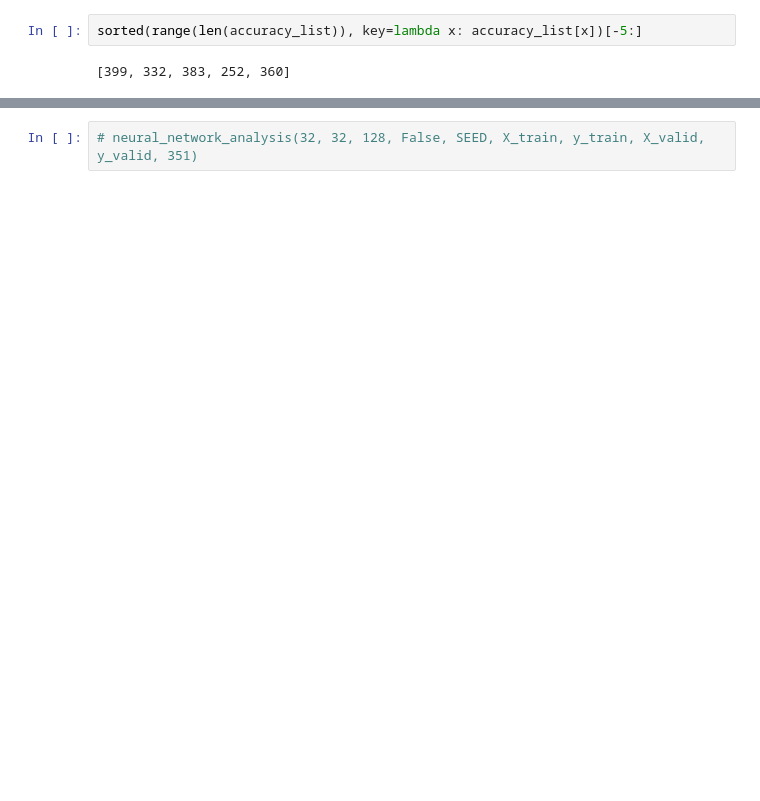
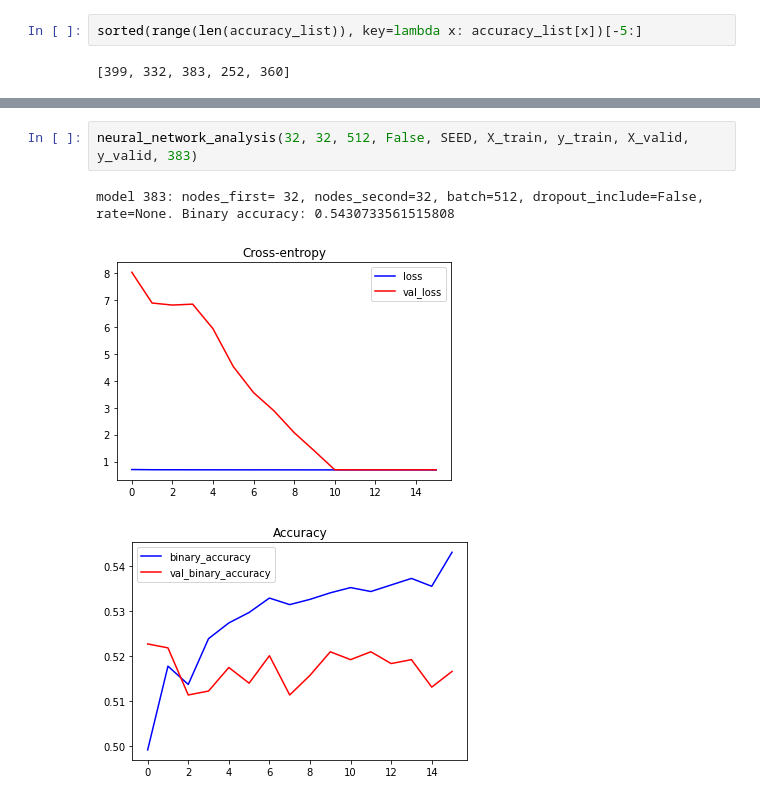
Before and after one commit to viktor-taraba/Term-Project-2021, a Jupyter notebook: TP21 3.2 Nikkei.ipynb, the cells around one changed output, grey strips where cells are left out. Drawn from its saved outputs; the diff is of its cells as text; blank space fills up the shorter version.

```diff
--- a/TP21 3.2 Nikkei.ipynb
+++ b/TP21 3.2 Nikkei.ipynb
@@ -257,2 +271,6 @@ def neural_network_analysis(nodes_first, nodes_second, batch, dropout_include, S
 # %%
-# neural_network_analysis(32, 32, 128, False, SEED, X_train, y_train, X_valid, y_valid, 351)
+neural_network_analysis(32, 32, 512, False, SEED, X_train, y_train, X_valid, y_valid, 383)
+# %% [output]
+model 383: nodes_first= 32, nodes_second=32, batch=512, dropout_include=False, rate=None. Binary accuracy: 0.5430733561515808
+[figure, added]
+[figure, added]
```
Also changed, not shown: parts of 7 cells of this notebook.
